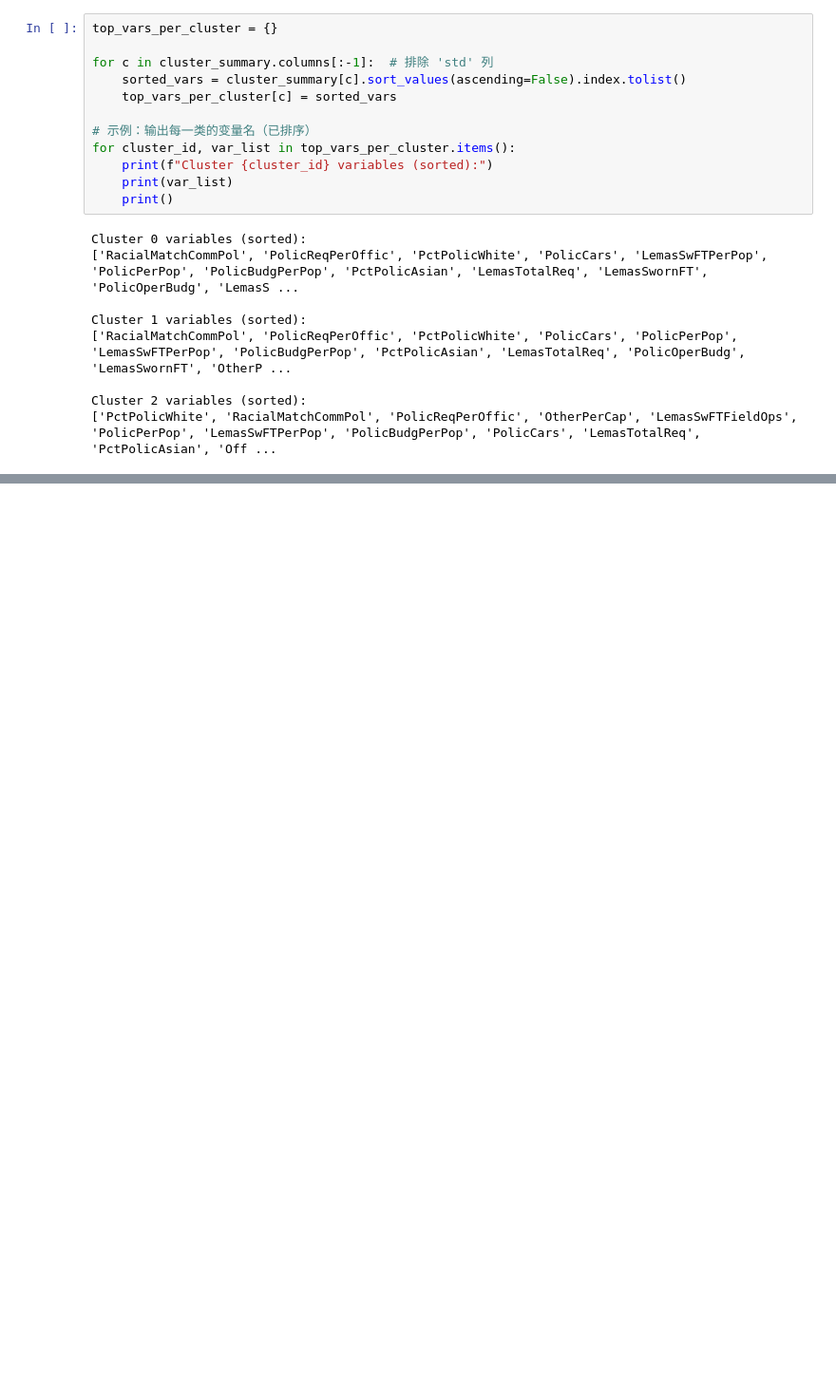
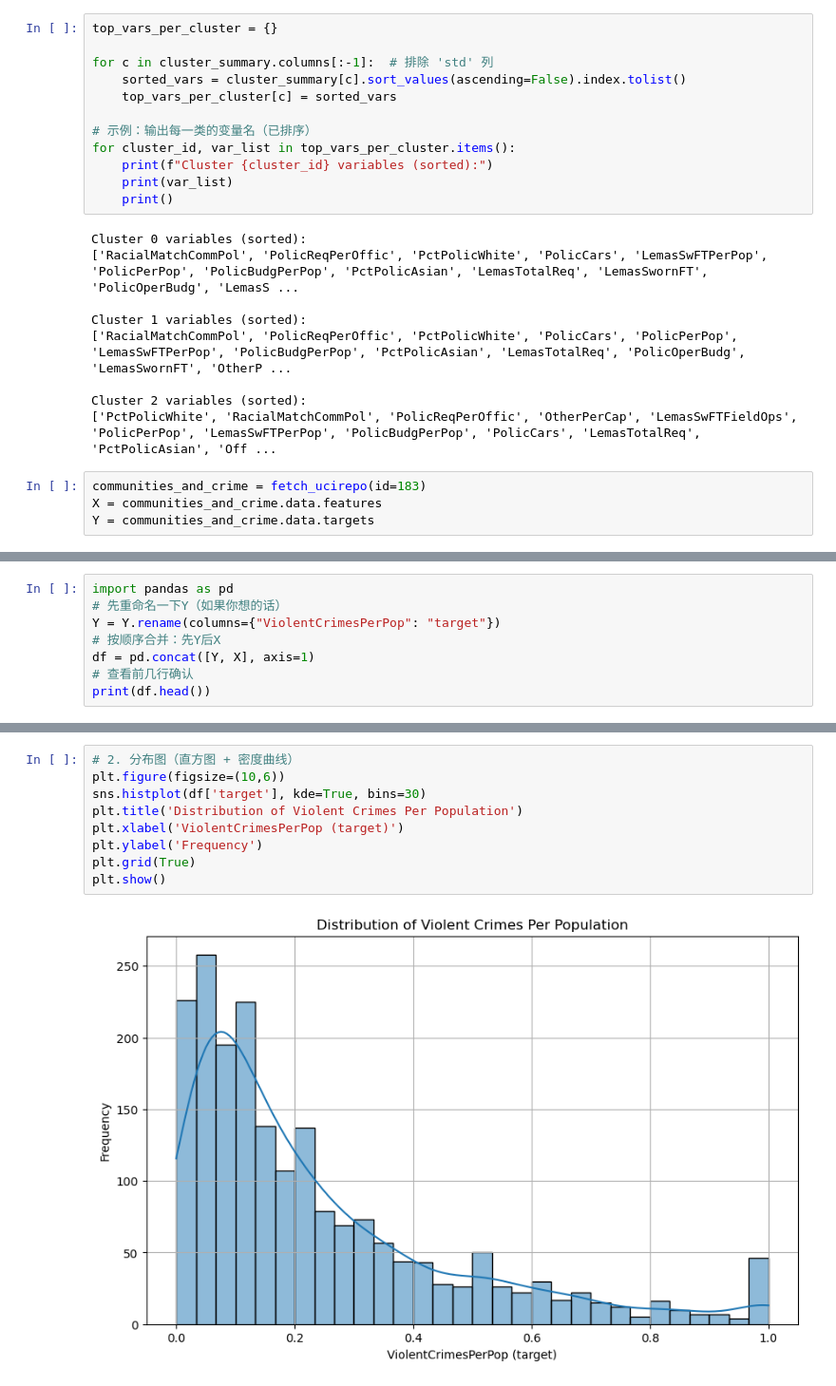
Before and after one commit to yl5735/5243-Final-Pj, a Jupyter notebook: 43project_EDA.ipynb, the cells around one changed output, grey strips where cells are left out. Shown at 95% size. Drawn from its saved outputs; the diff is of its cells as text; blank space fills up the shorter version.

```diff
--- a/43project_EDA.ipynb
+++ b/43project_EDA.ipynb
@@ -566,3 +566,7 @@ Cluster 1 variables (sorted):
 
 Cluster 2 variables (sorted):
 ['PctPolicWhite', 'RacialMatchCommPol', 'PolicReqPerOffic', 'OtherPerCap', 'LemasSwFTFieldOps', 'PolicPerPop', 'LemasSwFTPerPop', 'PolicBudgPerPop', 'PolicCars', 'LemasTotalReq', 'PctPolicAsian', 'Off ...
+# %%
+communities_and_crime = fetch_ucirepo(id=183)
+X = communities_and_crime.data.features
+Y = communities_and_crime.data.targets
@@ -568,0 +589,8 @@ Cluster 2 variables (sorted):
+# %%
+import pandas as pd
+# 先重命名一下Y（如果你想的话）
+Y = Y.rename(columns={"ViolentCrimesPerPop": "target"})
+# 按顺序合并：先Y后X
+df = pd.concat([Y, X], axis=1)
+# 查看前几行确认
+print(df.head())
@@ -568,0 +710,11 @@ Cluster 2 variables (sorted):
+# %%
+# 2. 分布图（直方图 + 密度曲线）
+plt.figure(figsize=(10,6))
+sns.histplot(df['target'], kde=True, bins=30)
+plt.title('Distribution of Violent Crimes Per Population')
+plt.xlabel('ViolentCrimesPerPop (target)')
+plt.ylabel('Frequency')
+plt.grid(True)
+plt.show()
+# %% [output]
+[figure, added]
```
Also changed, not shown: parts of 24 cells of this notebook.
